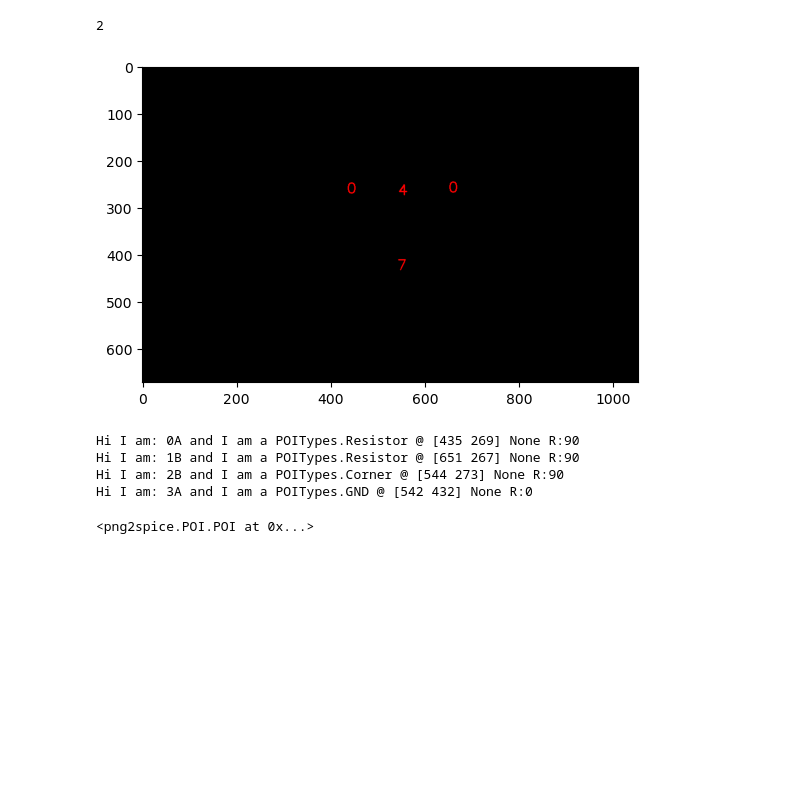
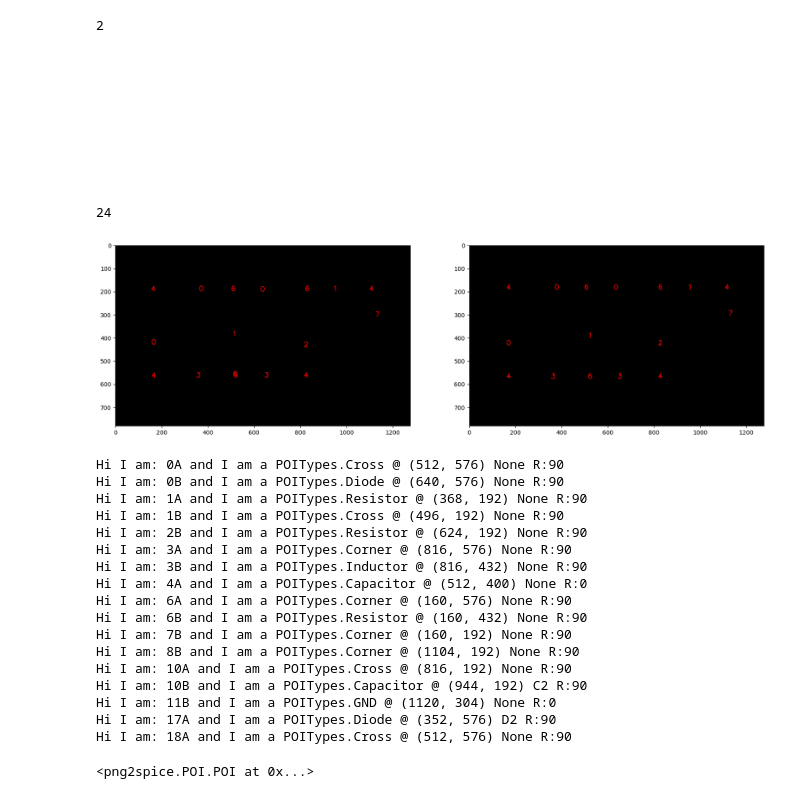
Before and after one commit to jake-is-ESD-protected/png2spice, a Jupyter notebook: PNG2Spice_rev_0_1.ipynb, the cells around one changed output. Saved outputs shown, nothing was run; the diff lists cells and outputs as text; code cells hidden in the pictures; blank space fills up the shorter version.

Commit message:
add snap-to-grid

```diff
--- a/PNG2Spice_rev_0_1.ipynb
+++ b/PNG2Spice_rev_0_1.ipynb
@@ -170,10 +170,7 @@ for count, line in enumerate(looseGraphLines):
 
 DuplicateVariance = 180
 
-# snap to grid (LTSPICE min grid step is 16 pixels)
-for count, poi in enumerate(looseGraph):
-   x, y = tuple(poi.position)
-   poi.position = tuple(((x + 8) // 16 * 16, (y + 8) // 16 * 16))
+
 
 #REMOVE DUPLICATES
 for count, poi in enumerate(looseGraph):
@@ -205,12 +202,6 @@ for c, lG in enumerate(looseGraph):
          lG.terminalA = lG2
       elif(lG.terminalBLine is not None and (math.dist(lG2.position, lG.terminalBLine) < ComponentTerminalVariance)):
             lG.terminalB = lG2
-
-# grid alignment
-for count, poi in enumerate(looseGraph):
-   for count2, poi2 in enumerate(looseGraph):
-      if(count != count2 and math.dist(tuple(poi.position),tuple(poi2.position)) < DuplicateVariance and poi.type == poi2.type):
-         del looseGraph[count2]
 
 #print([poi.printInfo() for poi in looseGraph])
 
@@ -228,40 +219,90 @@ for c, lG in enumerate(looseGraph):
       print("")
    elif(lG.type == POI.POITypes.Junction):
       print("")
    elif(lG.type == POI.POITypes.Diode):
       print("")
    elif(lG.terminalALine is not None and lG.terminalBLine is not None):
       if(abs(lG.terminalALine[0] - lG.terminalBLine[0]) < 40):
          print(abs(lG.terminalALine[0] - lG.terminalBLine[0]))
          lG.rotation = 0
       else: #if(abs(lG.terminalALine[1] - lG.terminalBLine[1]) < 40):
          lG.rotation = 90 # COMPENTS LAY
 
 #VISUALIZATION FOR EVAL PURPOSES
 font                   = cv2.FONT_HERSHEY_SIMPLEX
 fontScale              = 1
 fontColor              = (255,0,0)
 thickness              = 2
 lineType               = 2
 
 evalImage = np.zeros((schematicImage.shape+(tuple([3]))), np.uint8)
 for c, lG in enumerate(looseGraph):
    cv2.putText(evalImage,str(POI.POITypes.get_index(lG.type)), lG.position, font, fontScale,fontColor,thickness,lineType)
 
-fig, ax = plt.subplots()
-im1 = ax.imshow(evalImage)
+# snap to grid (LTSPICE min grid step is 16 pixels)
+for count, poi in enumerate(looseGraph):
+   x, y = tuple(poi.position)
+   poi.position = tuple(((x + 8) // 16 * 16, (y + 8) // 16 * 16))
+
+# grid alignment
+margin = (16*2, 16*2)
+for count, poi in enumerate(looseGraph):
+   for count2, poi2 in enumerate(looseGraph):
+      if(poi.rotation == poi2.rotation):
+         if(poi.rotation == 0):
+            # snap to same x-axis
+            if abs(poi.position[0] - poi2.position[0]) < margin[0]:
+               poi2.position = (poi.position[0], poi2.position[1])
+         elif poi.rotation == 90:
+            # snap to same y-axis
+            if abs(poi.position[1] - poi2.position[1]) < margin[1]:
+               poi2.position = (poi2.position[0], poi.position[1])
+         else:
+            print("[GRID ALIGN WARN]: Rotation is higher than 90°")
+
+evalImage_snapped = np.zeros((schematicImage.shape+(tuple([3]))), np.uint8)
+for c, lG in enumerate(looseGraph):
+   cv2.putText(evalImage_snapped,str(POI.POITypes.get_index(lG.type)), lG.position, font, fontScale,fontColor,thickness,lineType)
+
+fig, axs = plt.subplots(ncols=2, figsize=(20, 10))
+im1 = axs[0].imshow(evalImage)
+im2 = axs[1].imshow(evalImage_snapped)
 
 plt.show()
 
 [poi.printInfo() for poi in looseGraph]
 looseGraph[0].terminalA
 # %% [output]
 2
+
+
+
+
+
+
+
+
+
+
+24
-[figure, old version]
+[figure, new version]
-Hi I am: 0A and I am a POITypes.Resistor @ [435 269] None R:90
-Hi I am: 1B and I am a POITypes.Resistor @ [651 267] None R:90
-Hi I am: 2B and I am a POITypes.Corner @ [544 273] None R:90
-Hi I am: 3A and I am a POITypes.GND @ [542 432] None R:0
+Hi I am: 0A and I am a POITypes.Cross @ (512, 576) None R:90
+Hi I am: 0B and I am a POITypes.Diode @ (640, 576) None R:90
+Hi I am: 1A and I am a POITypes.Resistor @ (368, 192) None R:90
+Hi I am: 1B and I am a POITypes.Cross @ (496, 192) None R:90
+Hi I am: 2B and I am a POITypes.Resistor @ (624, 192) None R:90
+Hi I am: 3A and I am a POITypes.Corner @ (816, 576) None R:90
+Hi I am: 3B and I am a POITypes.Inductor @ (816, 432) None R:90
+Hi I am: 4A and I am a POITypes.Capacitor @ (512, 400) None R:0
+Hi I am: 6A and I am a POITypes.Corner @ (160, 576) None R:90
+Hi I am: 6B and I am a POITypes.Resistor @ (160, 432) None R:90
+Hi I am: 7B and I am a POITypes.Corner @ (160, 192) None R:90
+Hi I am: 8B and I am a POITypes.Corner @ (1104, 192) None R:90
+Hi I am: 10A and I am a POITypes.Cross @ (816, 192) None R:90
+Hi I am: 10B and I am a POITypes.Capacitor @ (944, 192) C2 R:90
+Hi I am: 11B and I am a POITypes.GND @ (1120, 304) None R:0
+Hi I am: 17A and I am a POITypes.Diode @ (352, 576) D2 R:90
+Hi I am: 18A and I am a POITypes.Cross @ (512, 576) None R:90
 <png2spice.POI.POI at 0x...>
 # %%
 
```
Also changed, not shown: parts of 3 cells of this notebook.
